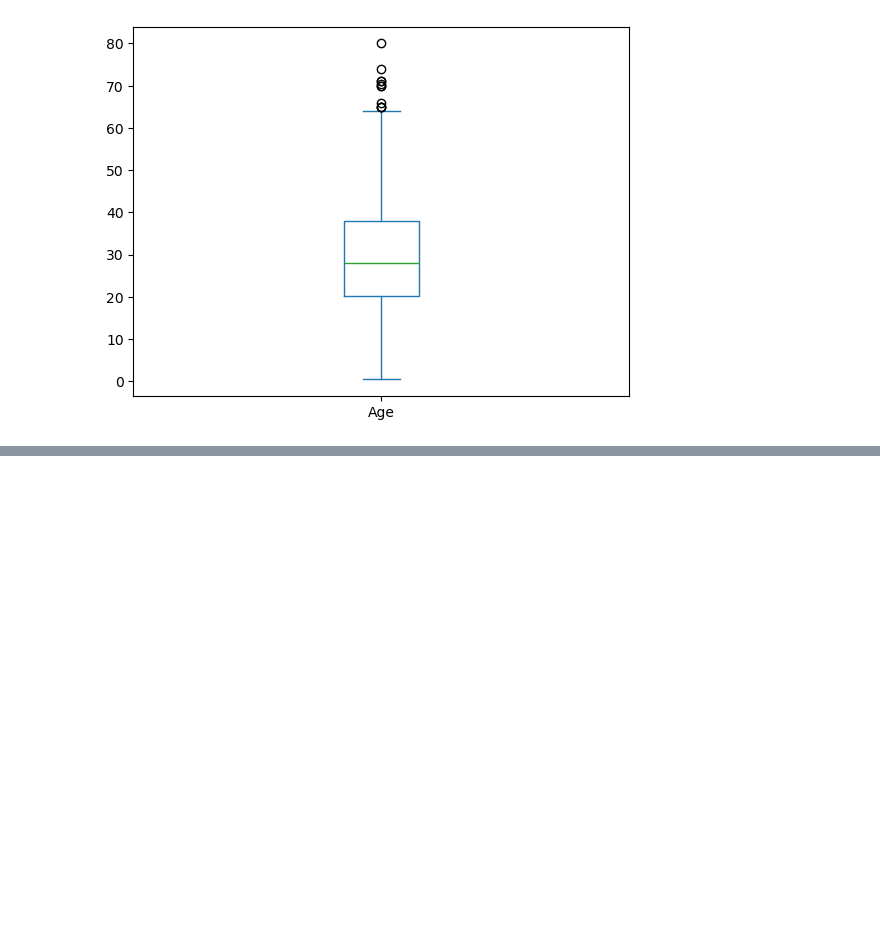
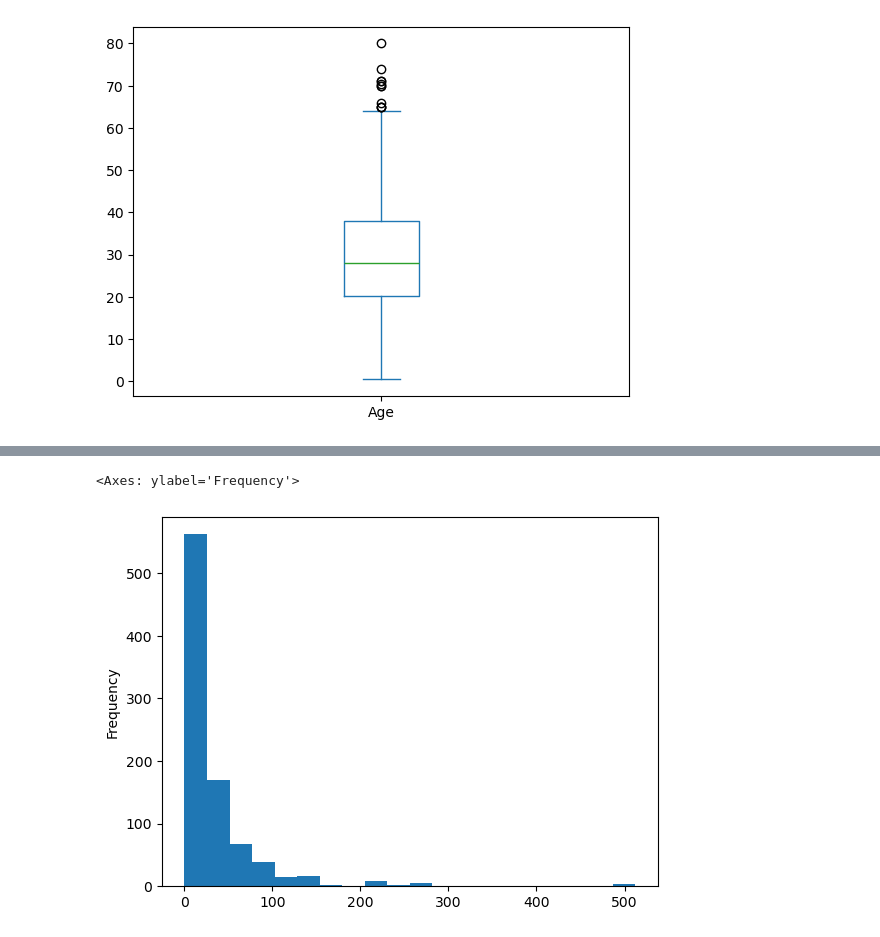
Before and after one commit to ipartzix/AI-ML-ENGINEERING-JOURNY, a Jupyter notebook: 10_Projects/02_Titanic_EDA_Project/notebooks/eda_analysis.ipynb, the cells around one changed output, grey strips where cells are left out. Drawn from its saved outputs; the diff is of its cells as text; code cells hidden in the pictures; blank space fills up the shorter version.

Commit message:
feat(EDA):univariate analysis on columns Fare and give some conclution

```diff
--- a/10_Projects/02_Titanic_EDA_Project/notebooks/eda_analysis.ipynb
+++ b/10_Projects/02_Titanic_EDA_Project/notebooks/eda_analysis.ipynb
@@ -74,0 +98,5 @@ df[df["Age"]>65]
+# %%
+df["Fare"].plot(kind ="hist",bins =20)
+# %% [output]
+<Axes: ylabel='Frequency'>
+[figure, added]
```
Also changed, not shown: parts of 10 cells of this notebook.
